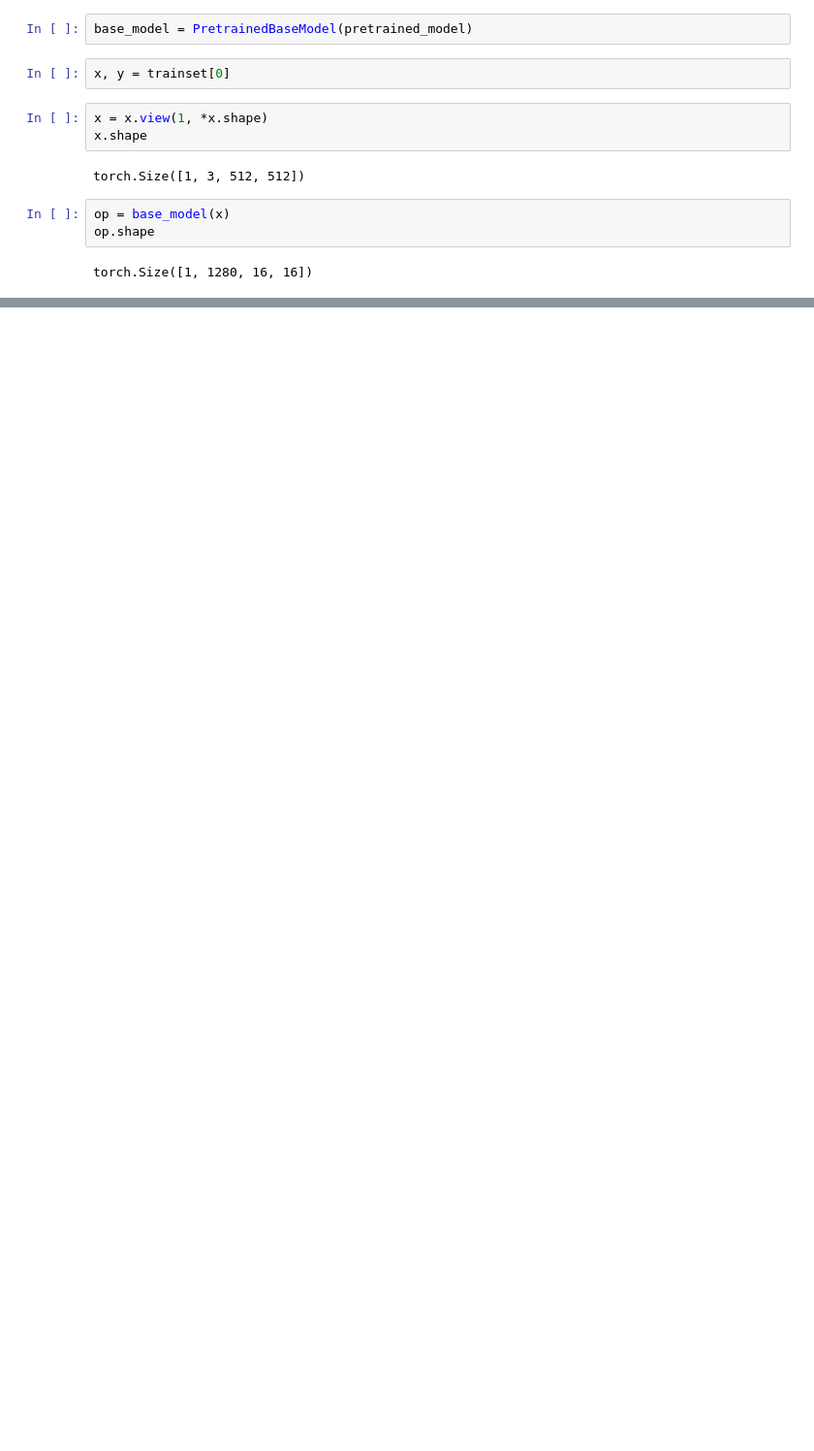
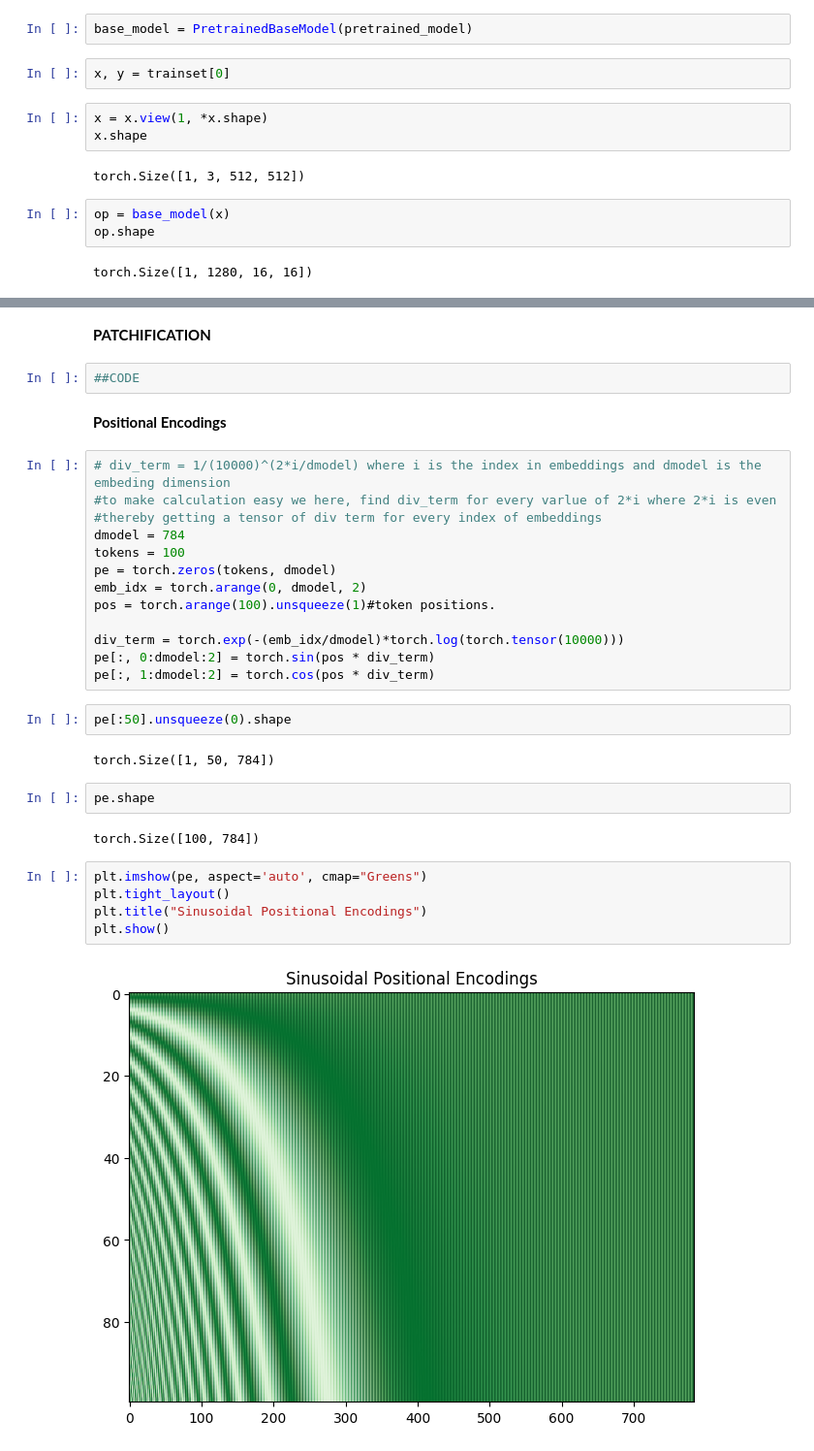
Before and after one commit to Aman-Yadav-PY/Vision-Transformer-Model, a Jupyter notebook: Notebooks/ModelPrototype.ipynb, the cells around one changed output, grey strips where cells are left out. Shown at 97% size. Cells and saved outputs as stored; diff of their text form; blank space fills up the shorter version.

Commit message:
added positional encoding classes, need to finish patchification module to start with transformer architecture

```diff
--- a/Notebooks/ModelPrototype.ipynb
+++ b/Notebooks/ModelPrototype.ipynb
@@ -77,0 +94,34 @@ TypeError: 'Figure' object is not callable
+# %% [markdown]
+**PATCHIFICATION**
+# %%
+##CODE
+# %% [markdown]
+**Positional Encodings**
+# %%
+# div_term = 1/(10000)^(2*i/dmodel) where i is the index in embeddings and dmodel is the embeding dimension
+#to make calculation easy we here, find div_term for every varlue of 2*i where 2*i is even
+#thereby getting a tensor of div term for every index of embeddings
+dmodel = 784
+tokens = 100
+pe = torch.zeros(tokens, dmodel)
+emb_idx = torch.arange(0, dmodel, 2)
+pos = torch.arange(100).unsqueeze(1)#token positions.
+
+div_term = torch.exp(-(emb_idx/dmodel)*torch.log(torch.tensor(10000)))
+pe[:, 0:dmodel:2] = torch.sin(pos * div_term)
+pe[:, 1:dmodel:2] = torch.cos(pos * div_term)
+# %%
+pe[:50].unsqueeze(0).shape
+# %% [output]
+torch.Size([1, 50, 784])
+# %%
+pe.shape
+# %% [output]
+torch.Size([100, 784])
+# %%
+plt.imshow(pe, aspect='auto', cmap="Greens")
+plt.tight_layout()
+plt.title("Sinusoidal Positional Encodings")
+plt.show()
+# %% [output]
+[figure, added]
```
Also changed, not shown: parts of 15 cells of this notebook, 4 other files.
